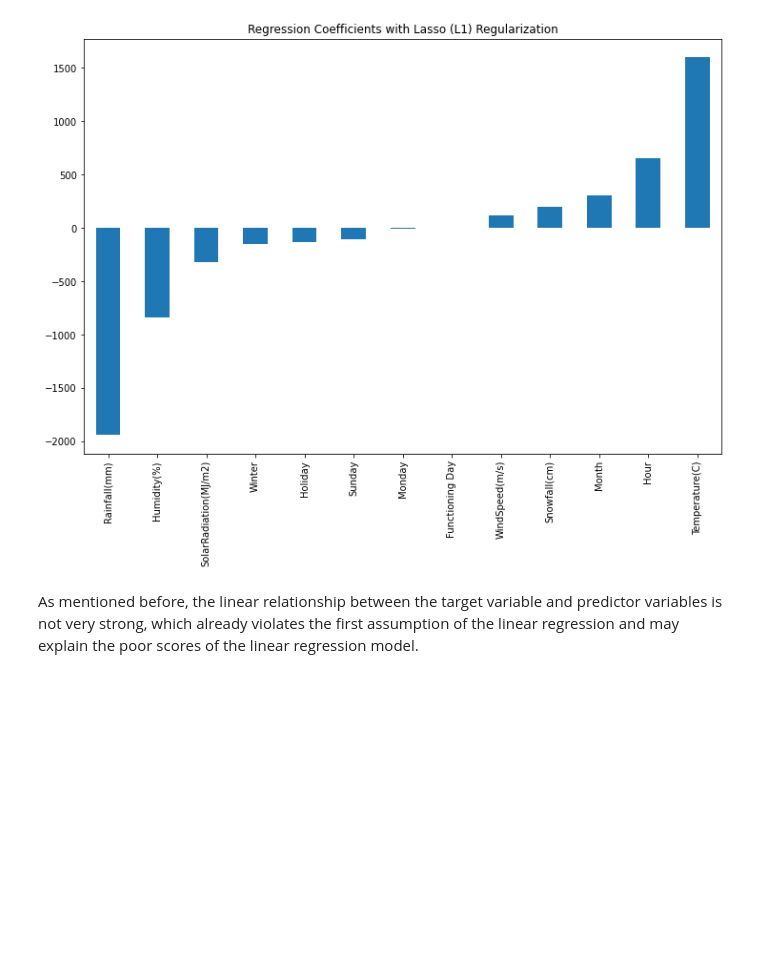
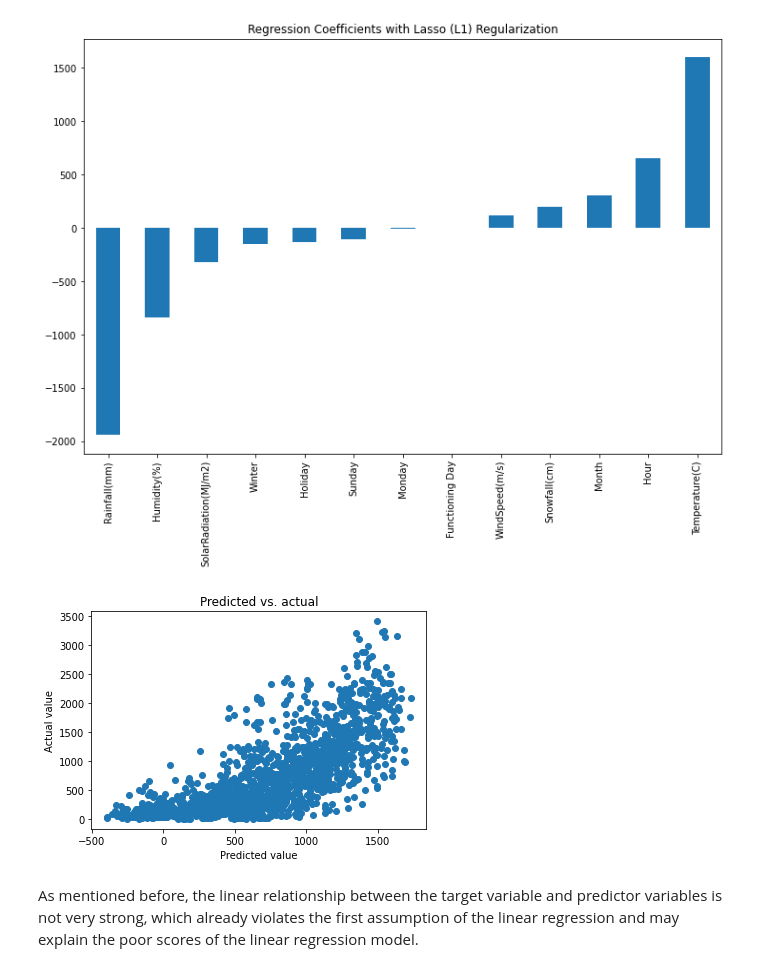
Before and after one commit to R0go/Bikes, a Jupyter notebook: Bikes_project.ipynb, the cells around one changed output. Saved outputs shown, nothing was run; the diff lists cells and outputs as text; code cells hidden in the pictures; blank space fills up the shorter version.

```diff
--- a/Bikes_project.ipynb
+++ b/Bikes_project.ipynb
@@ -569,6 +572,14 @@ coef.plot(kind='bar', title='Regression Coefficients with Lasso (L1) Regularizat
 plt.show()
 # %% [output]
 [figure]
+# %%
+plt.scatter(l1_pred_test, y_test)
+plt.title('Predicted vs. actual')
+plt.xlabel('Predicted value')
+plt.ylabel('Actual value')
+plt.show()
+# %% [output]
+[figure, added]
 # %% [markdown]
 As mentioned before, the linear relationship between the target variable and predictor variables is not very strong, which already violates the first assumption of the linear regression and may explain the poor scores of the linear regression model.
 # %% [markdown]
```
Also changed, not shown: parts of 9 cells of this notebook, 1 other file.
